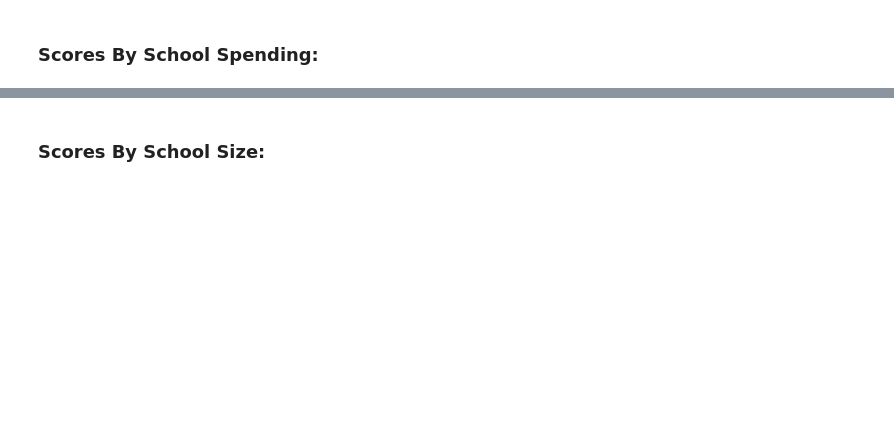
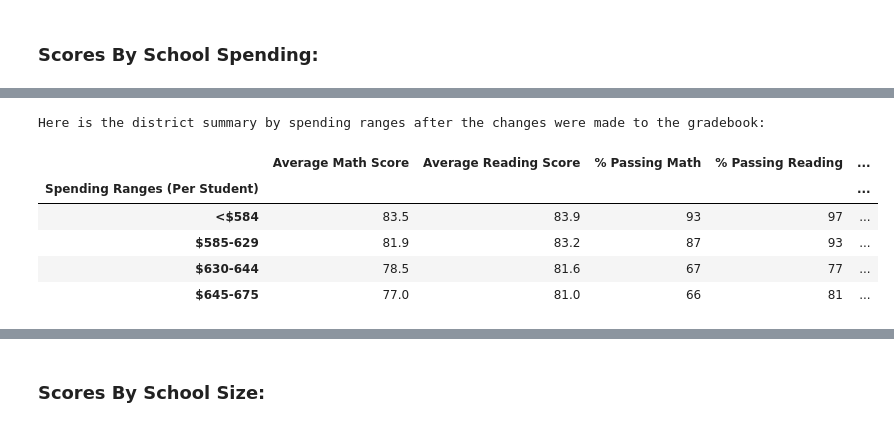
Before and after one commit to sathvikaithala/school_district-analysis, a Jupyter notebook: PyCitySchools_Challenge.ipynb, the cells around one changed output, grey strips where cells are left out. Drawn from its saved outputs; the diff is of its cells as text; code cells hidden in the pictures; blank space fills up the shorter version.

```diff
--- a/PyCitySchools_Challenge.ipynb
+++ b/PyCitySchools_Challenge.ipynb
@@ -1047,3 +1060,7 @@ print()
+# %%
+# Establish the spending bins and group names.
+spending_bins = [0, 585, 630, 645, 675]
+group_names = ["<$584", "$585-629", "$630-644", "$645-675"]
 # %%
 # Categorize spending based on the bins.
 new_per_school_summary_df["Spending Ranges (Per Student)"] = pd.cut(per_school_capita, spending_bins, labels=group_names)
@@ -1065,21 +1078,19 @@ KeyError: 'Spending Ranges (Per Student)'
 # %%
 # Assemble into spending summary DataFrame. This will not be formatted properly
-spending_summary_df = pd.DataFrame({
-          "Average Math Score" : spending_math_scores,
-          "Average Reading Score": spending_reading_scores,
-          "% Passing Math": spending_passing_math,
-          "% Passing Reading": spending_passing_reading,
-          "% Overall Passing": overall_passing_spending})
+new_spending_summary_df = pd.DataFrame({
+          "Average Math Score" : new_spending_math_scores,
+          "Average Reading Score": new_spending_reading_scores,
+          "% Passing Math": new_spending_passing_math,
+          "% Passing Reading": new_spending_passing_reading,
+          "% Overall Passing": new_overall_passing_spending})
 
 # Formatting
-spending_summary_df["Average Math Score"] = spending_summary_df["Average Math Score"].map("{:.1f}".format)
+new_spending_summary_df["Average Math Score"] = new_spending_summary_df["Average Math Score"].map("{:.1f}".format)
 
-spending_summary_df["Average Reading Score"] = spending_summary_df["Average Reading Score"].map("{:.1f}".format)
+new_spending_summary_df["Average Reading Score"] = new_spending_summary_df["Average Reading Score"].map("{:.1f}".format)
 
-spending_summary_df["% Passing Math"] = spending_summary_df["% Passing Math"].map("{:.0f}".format)
+new_spending_summary_df["% Passing Math"] = new_spending_summary_df["% Passing Math"].map("{:.0f}".format)
 
-spending_summary_df["% Passing Reading"] = spending_summary_df["% Passing Reading"].map("{:.0f}".format)
+new_spending_summary_df["% Passing Reading"] = new_spending_summary_df["% Passing Reading"].map("{:.0f}".format)
 
-spending_summary_df["% Overall Passing"] = spending_summary_df["% Overall Passing"].map("{:.0f}".format)
-
-spending_summary_df
+new_spending_summary_df["% Overall Passing"] = new_spending_summary_df["% Overall Passing"].map("{:.0f}".format)
@@ -1092,0 +1109,12 @@ spending_summary_df
+# %%
+print("Here is the district summary by spending ranges after the changes were made to the gradebook:")
+
+new_spending_summary_df
+# %% [output]
+Here is the district summary by spending ranges after the changes were made to the gradebook:
+|  | Average Math Score | Average Reading Score | % Passing Math | % Passing Reading | ... |
+| Spending Ranges (Per Student) |  |  |  |  | ... |
+| <$584 | 83.5 | 83.9 | 93 | 97 | ... |
+| $585-629 | 81.9 | 83.2 | 87 | 93 | ... |
+| $630-644 | 78.5 | 81.6 | 67 | 77 | ... |
+| $645-675 | 77.0 | 81.0 | 66 | 81 | ... |
```
Also changed, not shown: parts of 83 cells of this notebook, 2 other files.
